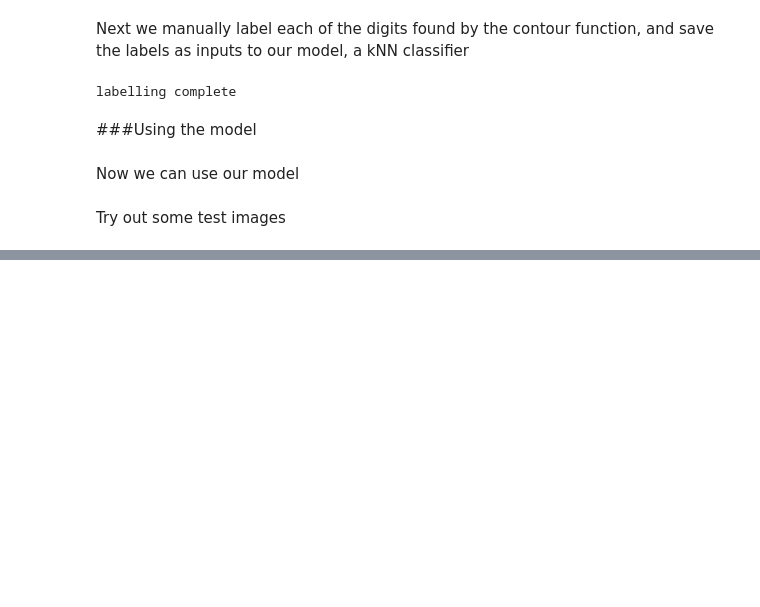
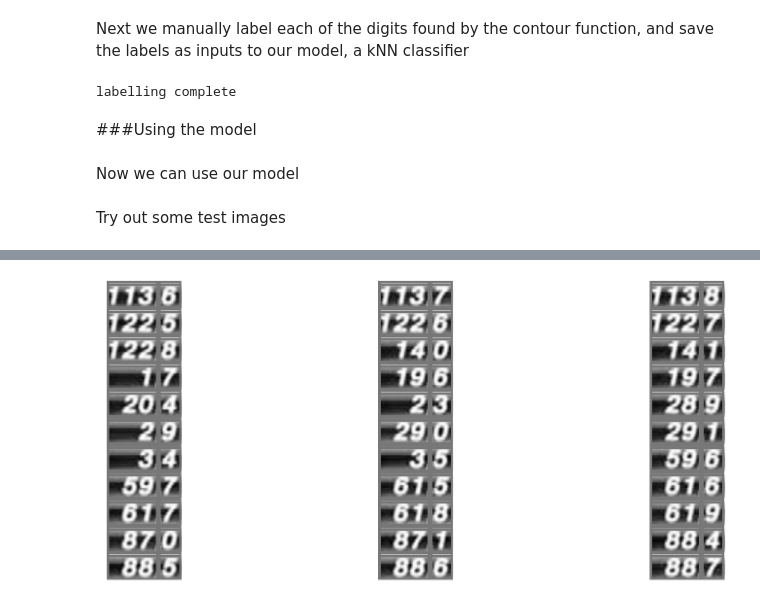
Before and after one commit to DublinSam/tour-project, a Jupyter notebook: notebooks/Digit Classification.ipynb, the cells around one changed output, grey strips where cells are left out. Saved outputs shown, nothing was run; the diff lists cells and outputs as text; code cells hidden in the pictures; blank space fills up the shorter version.

```diff
--- a/notebooks/Digit Classification.ipynb
+++ b/notebooks/Digit Classification.ipynb
@@ -24,0 +34,2 @@ construct_training_image(src_dir=SAMPLE_IMAGES, target_dir=TARGET_DIR)
+# %%
+templates = get_templates(paths)
@@ -61,0 +124,41 @@ print("The extracted readings were: ", readings)
+# %%
+def white_divider(img, thickness=7):
+    """returns a description of a rectangle that forms the
+    grey border around the cropped image (helps with accurately
+    finding contours)"""
+    rectangle = {
+        'xy': (35,0),
+        'width': 1,
+        'height': img.shape[0] - 1,
+        'fill': False,
+        'edgecolor': "#777777",
+        'linewidth': thickness
+    }
+    return rectangle
+# %%
+def construct_training_image2(src_dir, num_cols=3):
+    """constructs an image containing at least one example of
+    each digit based on the files in src_dir and saves it as
+    'digit_examples.jpg' in target_dir. Saving the image isn't
+    necessary, but it provides a useful sanity check."""
+    root, frame_paths = get_jpgs_in_dir(src_dir)
+    templates = get_templates()
+    num_rows = int(math.ceil(len(frame_paths) / num_cols))
+    fig, axes = get_subplots(num_rows, num_cols)
+
+    for frame, ax in zip(frame_paths, axes):
+        img = cv2.imread(root + frame, cv2.IMREAD_GRAYSCALE)
+        km_img = digit_region(img, templates['flag'])
+        rectangle = border_rectangle(km_img)
+        top = top_border(km_img)
+        divider = white_divider(km_img)
+        ax.imshow(km_img, cmap = plt.cm.Greys_r)
+        ax.add_patch(patches.Rectangle(**rectangle))
+        ax.add_patch(patches.Rectangle(**divider))
+        ax.add_patch(patches.Rectangle(**top))
+        ax.set_axis_off()
+    plt.show()
+# %%
+construct_training_image2(SAMPLE_IMAGES)
+# %% [output]
+[figure, added]
```
Also changed, not shown: parts of 23 cells of this notebook.
